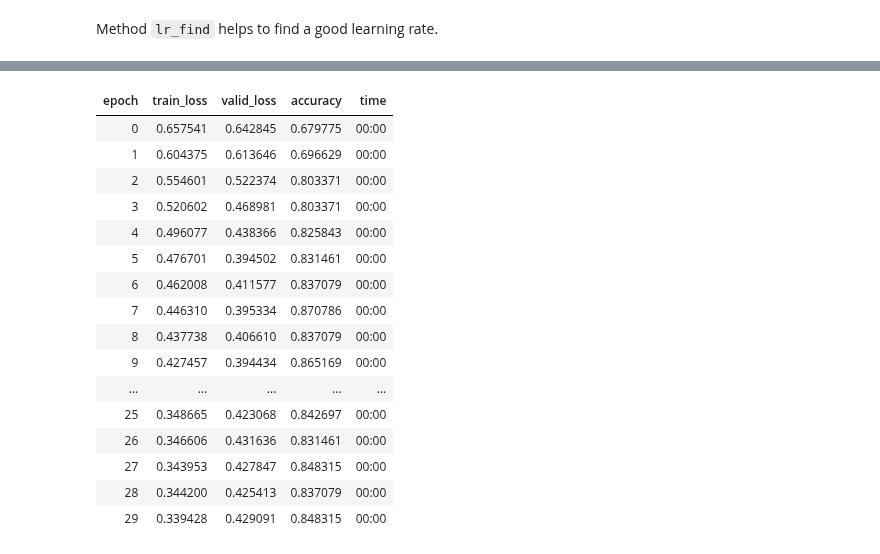
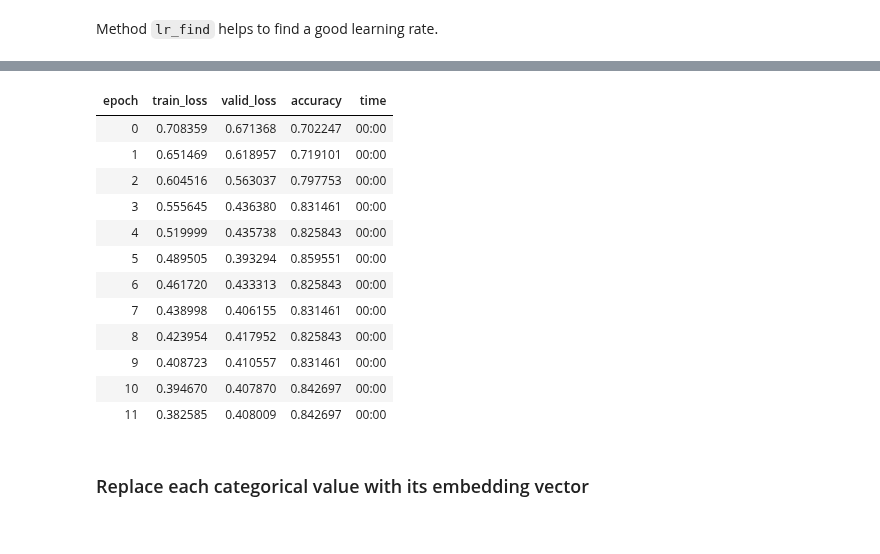
Before and after one commit to isa-ulisboa/greends-pml-2022-2023, a Jupyter notebook: fast_ai_titanic.ipynb, the cells around one changed output, grey strips where cells are left out. Drawn from its saved outputs; the diff is of its cells as text; code cells hidden in the pictures.

```diff
--- a/fast_ai_titanic.ipynb
+++ b/fast_ai_titanic.ipynb
@@ -129,20 +135,18 @@ SuggestedLRs(valley=0.002511886414140463)
-# %%
-learn.fit(30, 1e-3)
-# %% [output]
-| epoch | train_loss | valid_loss | accuracy | time |
-| 0 | 0.657541 | 0.642845 | 0.679775 | 00:00 |
-| 1 | 0.604375 | 0.613646 | 0.696629 | 00:00 |
-| 2 | 0.554601 | 0.522374 | 0.803371 | 00:00 |
-| 3 | 0.520602 | 0.468981 | 0.803371 | 00:00 |
-| 4 | 0.496077 | 0.438366 | 0.825843 | 00:00 |
-| 5 | 0.476701 | 0.394502 | 0.831461 | 00:00 |
-| 6 | 0.462008 | 0.411577 | 0.837079 | 00:00 |
-| 7 | 0.446310 | 0.395334 | 0.870786 | 00:00 |
-| 8 | 0.437738 | 0.406610 | 0.837079 | 00:00 |
-| 9 | 0.427457 | 0.394434 | 0.865169 | 00:00 |
-| ... | ... | ... | ... | ... |
-| 25 | 0.348665 | 0.423068 | 0.842697 | 00:00 |
-| 26 | 0.346606 | 0.431636 | 0.831461 | 00:00 |
-| 27 | 0.343953 | 0.427847 | 0.848315 | 00:00 |
-| 28 | 0.344200 | 0.425413 | 0.837079 | 00:00 |
-| 29 | 0.339428 | 0.429091 | 0.848315 | 00:00 |
+# %%
+learn.fit_one_cycle(12, 3e-3)
+# %% [output]
+| epoch | train_loss | valid_loss | accuracy | time |
+| 0 | 0.708359 | 0.671368 | 0.702247 | 00:00 |
+| 1 | 0.651469 | 0.618957 | 0.719101 | 00:00 |
+| 2 | 0.604516 | 0.563037 | 0.797753 | 00:00 |
+| 3 | 0.555645 | 0.436380 | 0.831461 | 00:00 |
+| 4 | 0.519999 | 0.435738 | 0.825843 | 00:00 |
+| 5 | 0.489505 | 0.393294 | 0.859551 | 00:00 |
+| 6 | 0.461720 | 0.433313 | 0.825843 | 00:00 |
+| 7 | 0.438998 | 0.406155 | 0.831461 | 00:00 |
+| 8 | 0.423954 | 0.417952 | 0.825843 | 00:00 |
+| 9 | 0.408723 | 0.410557 | 0.831461 | 00:00 |
+| 10 | 0.394670 | 0.407870 | 0.842697 | 00:00 |
+| 11 | 0.382585 | 0.408009 | 0.842697 | 00:00 |
+# %% [markdown]
+### Replace each categorical value with its embedding vector
```
Also changed, not shown: parts of 13 cells of this notebook.
